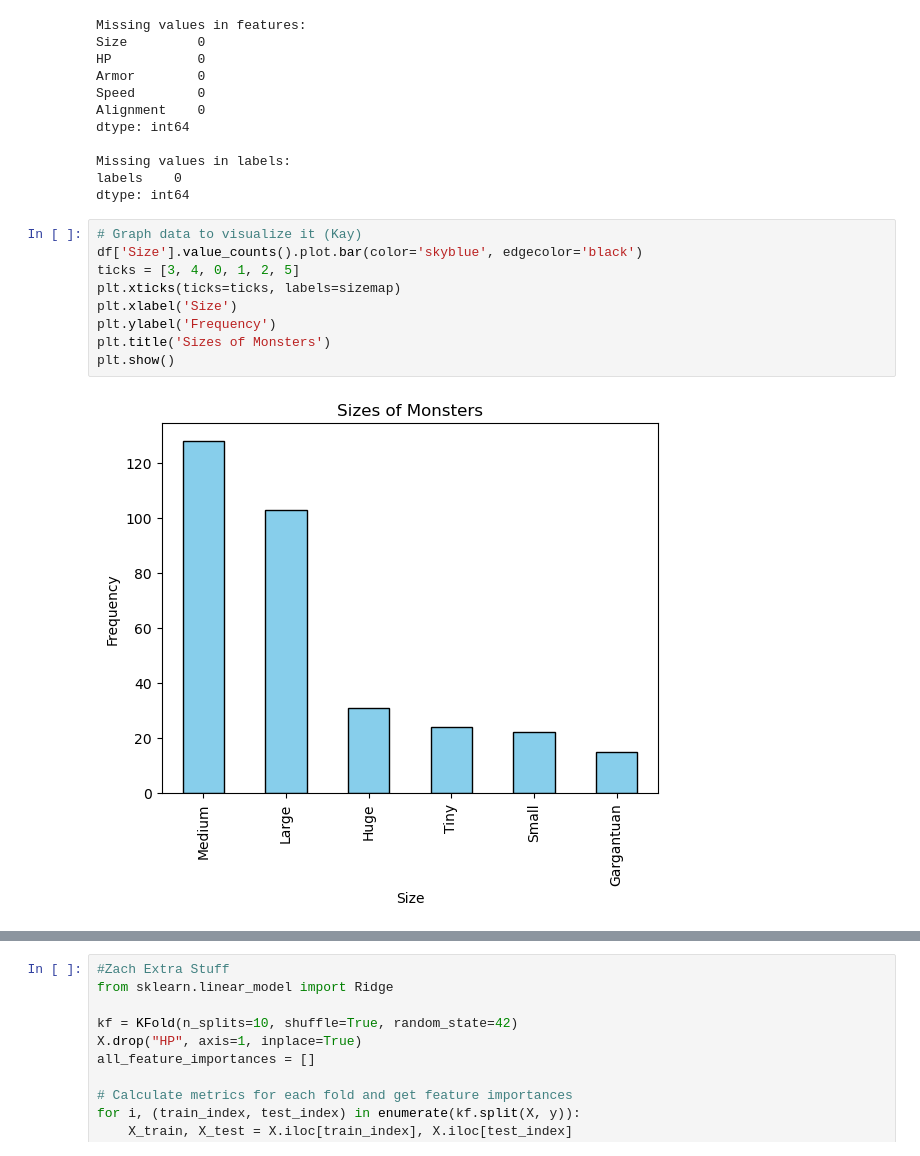
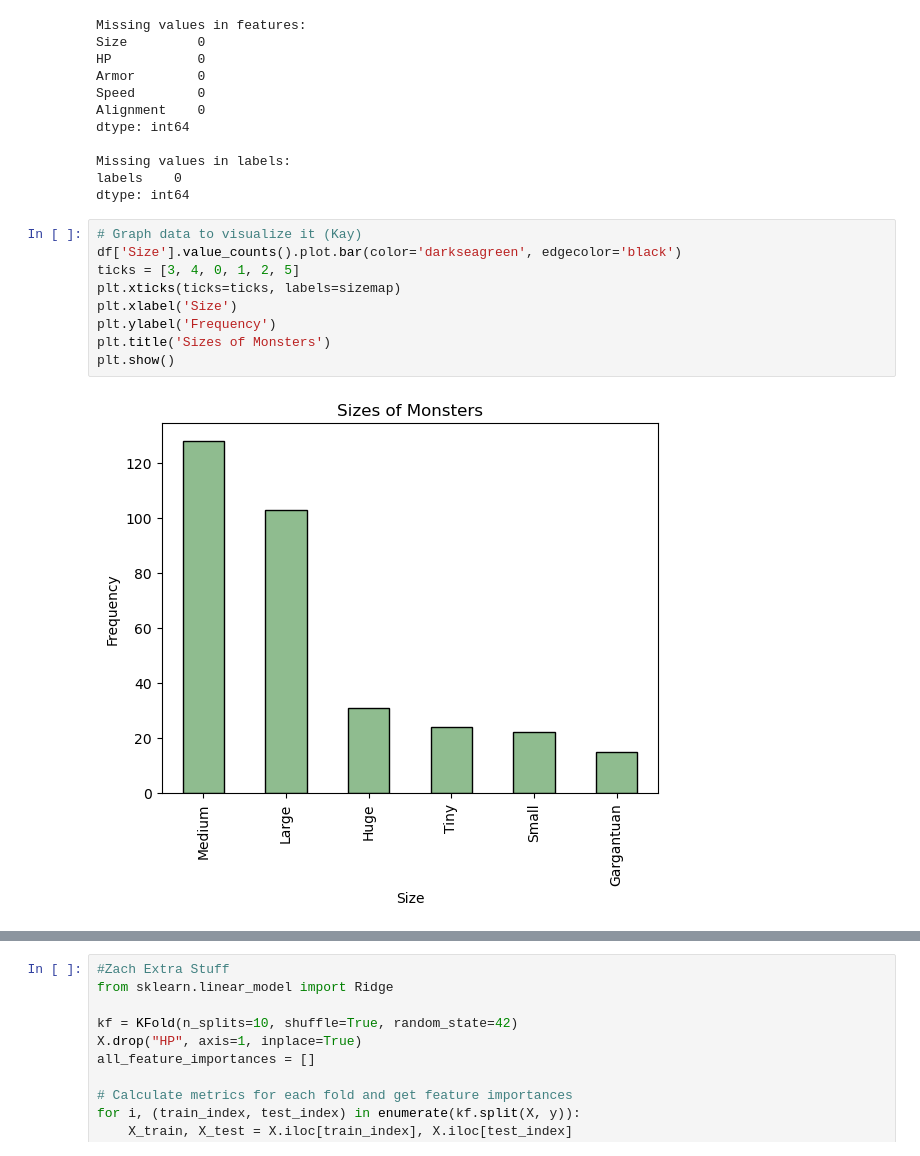
Before and after one commit to Dorffasaurus/supreme-dollop, a Jupyter notebook: Project.ipynb, the cells around one changed output, grey strips where cells are left out. Saved outputs shown, nothing was run; the diff lists cells and outputs as text.

```diff
--- a/Project.ipynb
+++ b/Project.ipynb
@@ -102,13 +102,13 @@ labels    0
 dtype: int64
 # %%
 # Graph data to visualize it (Kay)
-df['Size'].value_counts().plot.bar(color='skyblue', edgecolor='black')
+df['Size'].value_counts().plot.bar(color='darkseagreen', edgecolor='black')
 ticks = [3, 4, 0, 1, 2, 5]
 plt.xticks(ticks=ticks, labels=sizemap)
 plt.xlabel('Size')
 plt.ylabel('Frequency')
 plt.title('Sizes of Monsters')
 plt.show()
 # %% [output]
-[figure, old version]
+[figure, new version]
 # %%
```
Also changed, not shown: parts of 11 cells of this notebook.
